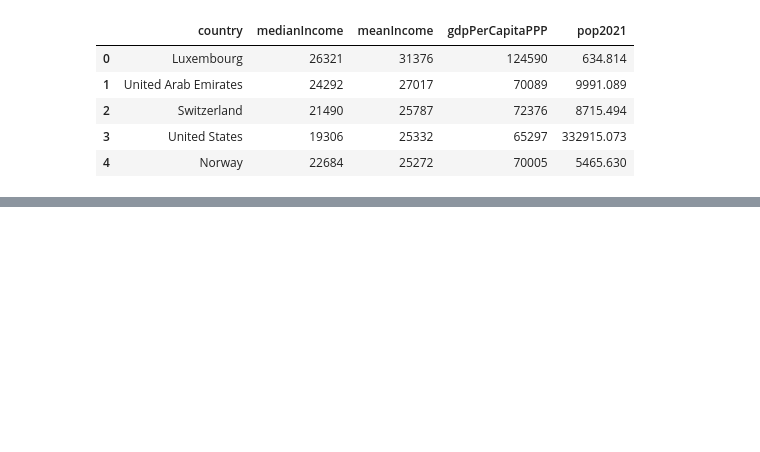
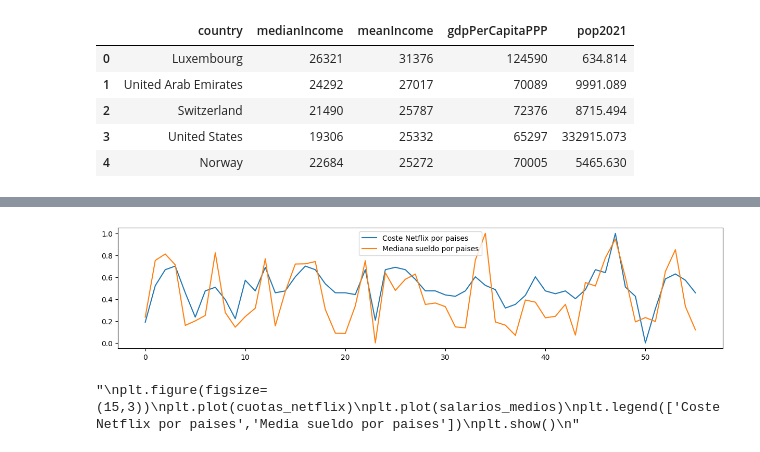
Before and after one commit to carmencnles/PIA-CASA, a Jupyter notebook: Primer trimestre/Unidad2_8/Actividad2_8_extra.ipynb, the cells around one changed output, grey strips where cells are left out. Cells and saved outputs as stored; diff of their text form; code cells hidden in the pictures; blank space fills up the shorter version.

```diff
--- a/Primer trimestre/Unidad2_8/Actividad2_8_extra.ipynb
+++ b/Primer trimestre/Unidad2_8/Actividad2_8_extra.ipynb
@@ -74,0 +110,21 @@ SyntaxError: cannot assign to function call here. Maybe you meant '==' instead o
+# %%
+cuotas_netflix = df_netflix_salaries['Cost Per Month - Standard ($)']
+medianas_salarios = df_netflix_salaries['medianIncome']
+salarios_medios  = df_netflix_salaries['meanIncome']
+
+plt.figure(figsize=(15,3))
+plt.plot(cuotas_netflix)
+plt.plot(medianas_salarios)
+plt.legend(['Coste Netflix por paises','Mediana sueldo por paises'])
+plt.show()
+
+'''
+plt.figure(figsize=(15,3))
+plt.plot(cuotas_netflix)
+plt.plot(salarios_medios)
+plt.legend(['Coste Netflix por paises','Media sueldo por paises'])
+plt.show()
+'''
+# %% [output]
+[figure, added]
+"\nplt.figure(figsize=(15,3))\nplt.plot(cuotas_netflix)\nplt.plot(salarios_medios)\nplt.legend(['Coste Netflix por paises','Media sueldo por paises'])\nplt.show()\n"
```
Also changed, not shown: parts of 6 cells of this notebook.
